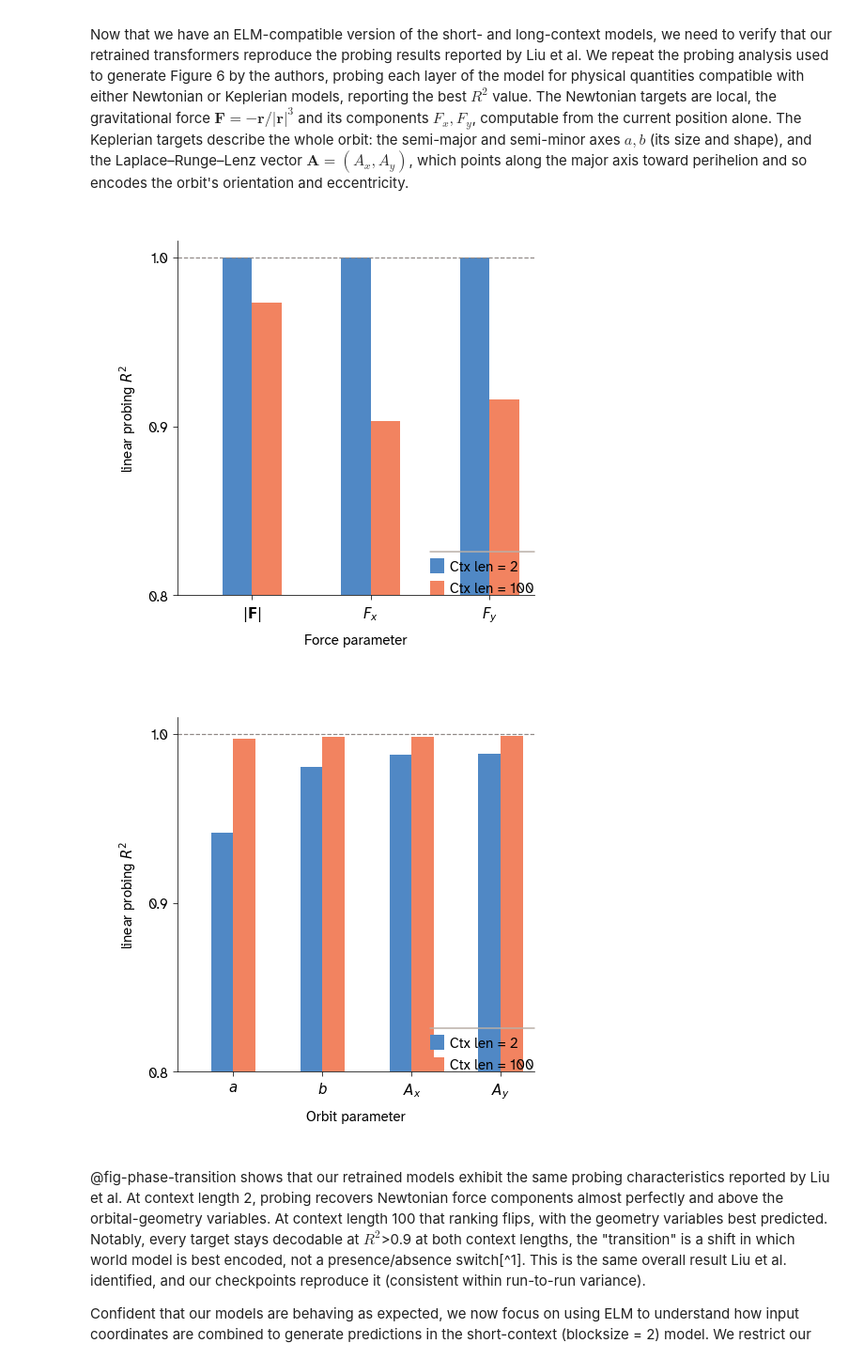
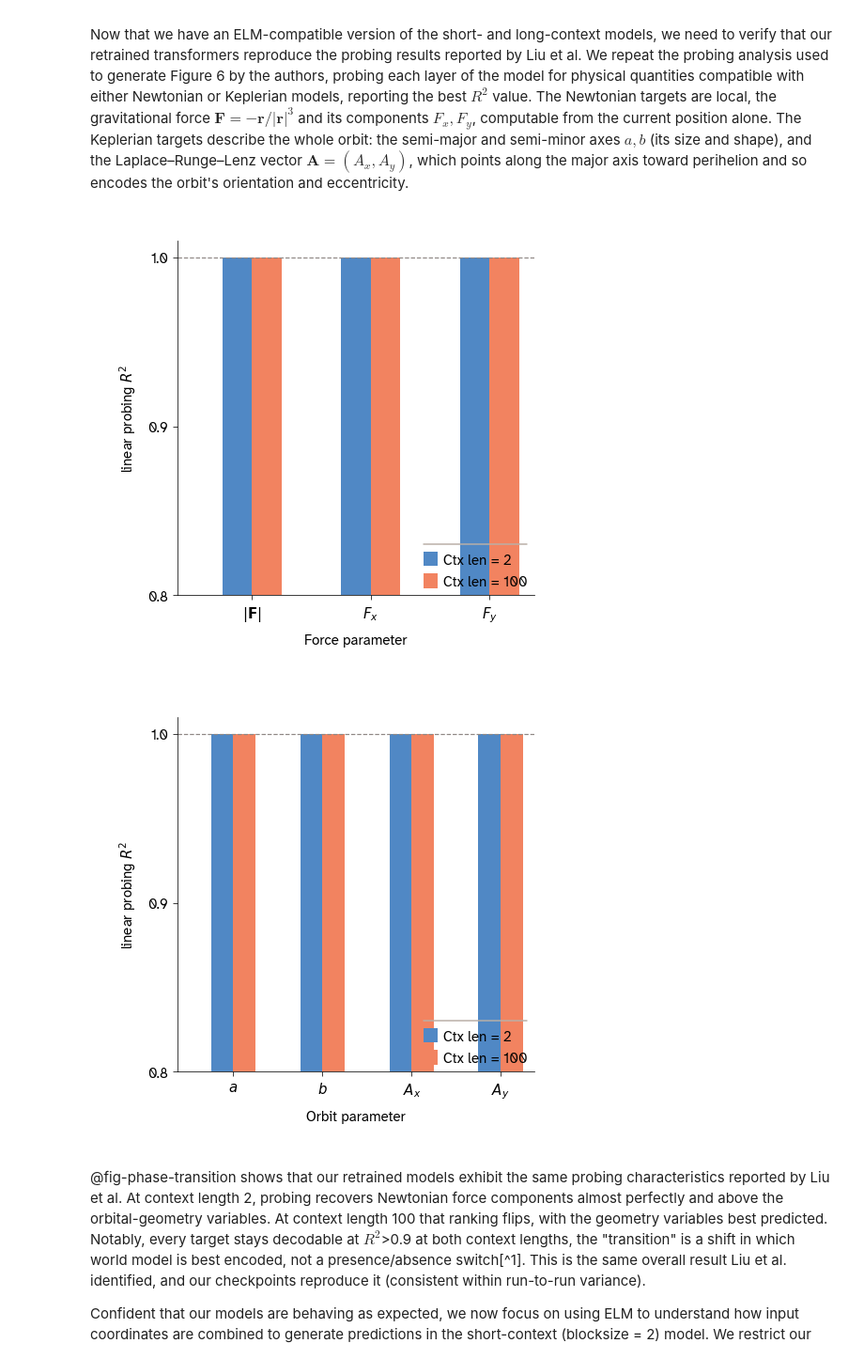
Before and after one commit to Arcadia-Science/world-model-orbits, a Jupyter notebook: index.ipynb, the cells around one changed output. Shown at 94% size. Cells and saved outputs as stored; diff of their text form; code cells hidden in the pictures.

```diff
--- a/index.ipynb
+++ b/index.ipynb
@@ -194,7 +194,7 @@ one $2\times2$ block per input position, plus one positional vector.
 [^2]:The positional embeddings are a learned static vector per position, invariant with respect to inputs in (x,y) coordinates during inference, which is what lets us split them off from the content terms. The positional *contribution* $\mathbf P$ is not input-independent, though, because the detached Jacobians $J_{h,i}$ vary with the operating point.
 # %%
 #| label: fig-elm-recon
-#| fig-cap: "ELM reconstruction against the model's own forward output for the last position. One point per window; the dashed line is the identity. The legend gives the median relative error between the two."
+#| fig-cap: "ELM reconstruction against the model's own forward output for the last position. One point per window; the dashed line is the identity."
 #| fig-subcap:
 #|   - "Context length 2."
 #|   - "Context length 100."
@@ -211,10 +211,9 @@ for mv, ev in [(mv_2, ev_2), (mv_100, ev_100)]:
     lo, hi = float(min(mv.min(), ev.min())), float(max(mv.max(), ev.max()))
     fig, ax = plt.subplots(figsize=PANEL)
     ax.plot([lo, hi], [lo, hi], ls='--', lw=1, color=ARC_DIAG, label='y = x')
-    ax.scatter(mv, ev, s=16, color=ARC_VIBE, alpha=0.7, label=f'rel. err = {err:.0e}')
+    ax.scatter(mv, ev, color=ARC_VIBE, alpha=0.7)
     ax.set_xlabel('model forward output')
     ax.set_ylabel('ELM reconstruction')
-    ax.legend(frameon=False)
     apc.mpl.style_plot(ax)
     plt.show()
 # %% [output]
@@ -228,43 +227,43 @@ Now that we have an ELM-compatible version of the short- and long-context models
 #| label: fig-phase-transition
 #| fig-cap: "Best-layer linear-probing R^2 at the last position, for context length 2 and context length 100."
 #| fig-subcap:
-#|   - "Newtonian targets: force magnitude |F| and its components F_x and F_y."
+#|   - "Newtonian targets: force magnitude $|F|$ and its components $F_x$ and $F_y$."
 #|   - "Keplerian targets: the semi-major and semi-minor axes a and b, and the two components of the Laplace-Runge-Lenz vector."
 #| layout-ncol: 2
 #| code-fold: true
 from analysis.data import load_trajectories, load_orbital_params
 from analysis.probing import probe_model, best_r2
 
 with contextlib.redirect_stdout(io.StringIO()):
     trajs    = np.asarray(load_trajectories(DATA_DIR, num_trajectories_needed=NUM_TRAJ))
     o_params = load_orbital_params(DATA_DIR, num_trajectories_needed=NUM_TRAJ)
-    newton_2,   kepler_2   = probe_model(model_bs2,   trajs, o_params, 2,   n_probe=1000, seed=SEED)
-    newton_100, kepler_100 = probe_model(model_bs100, trajs, o_params, 100, n_probe=1000, seed=SEED)
+    newton_2,   kepler_2   = probe_model(model_bs2,   trajs, o_params, 2,   n_probe=100, seed=SEED)
+    newton_100, kepler_100 = probe_model(model_bs100, trajs, o_params, 100, n_probe=100, seed=SEED)
 
 NEWTON = [('F_magnitude', r'$|\mathbf{F}|$'), ('Fx', r'$F_x$'), ('Fy', r'$F_y$')]
 KEPLER = [('a', r'$a$'), ('b', r'$b$'), ('LRL_x', r'$A_x$'), ('LRL_y', r'$A_y$')]
 
 PANEL = apc.mpl.FIGURE_SIZES_IN_INCHES['half_square']
 for xlabel, items, p2, p100 in [
         ('force parameter', NEWTON, newton_2, newton_100),
         ('orbit parameter', KEPLER, kepler_2, kepler_100)]:
     targets = [t for t, _ in items]; ticklab = [l for _, l in items]
     r2_2   = [best_r2(p2,   t) for t in targets]
     r2_100 = [best_r2(p100, t) for t in targets]
     bw = 0.25; br1 = np.arange(len(targets))
     fig, ax = plt.subplots(figsize=PANEL)
     ax.bar(br1,      r2_2,   bw, color=ARC_VIBE,  label='ctx len = 2')
     ax.bar(br1 + bw, r2_100, bw, color=ARC_CORAL, label='ctx len = 100')
     ax.axhline(1, ls='--', color=ARC_DIAG, lw=1.2)
     ax.set_xlim(-0.5, len(targets) - 0.5); ax.set_ylim(0.8, 1.01); ax.set_yticks([0.8, 0.9, 1.0])
     ax.set_xticks(br1 + 0.5 * bw); ax.set_xticklabels(ticklab)
     ax.set_xlabel(xlabel); ax.set_ylabel(r'linear probing $R^2$')
     ax.legend(loc='lower right', frameon=False)
     apc.mpl.style_plot(ax)
     plt.show()
 # %% [output]
-[figure, old version]
+[figure, new version]
-[figure, old version]
+[figure, new version]
 # %% [markdown]
 @fig-phase-transition shows that our retrained models exhibit the same probing characteristics reported by Liu et al. At context length 2, probing recovers Newtonian force components almost perfectly and above the orbital-geometry variables. At context length 100 that ranking flips, with the geometry variables best predicted. Notably, every target stays decodable at $R^2$>0.9 at both context lengths, the "transition" is a shift in which world model is best encoded, not a presence/absence switch[^1]. This is the same overall result Liu et al. identified, and our checkpoints reproduce it (consistent within run-to-run variance).
 
```
Also changed, not shown: parts of 13 cells of this notebook, 1 other file.
